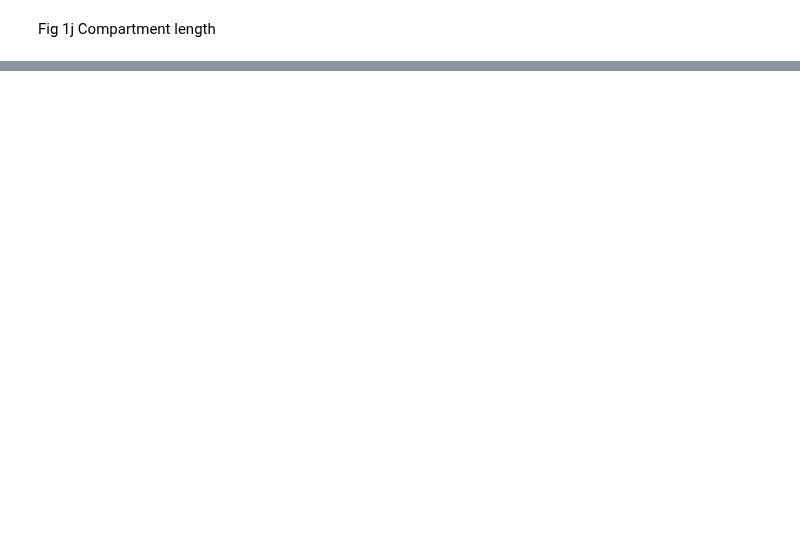
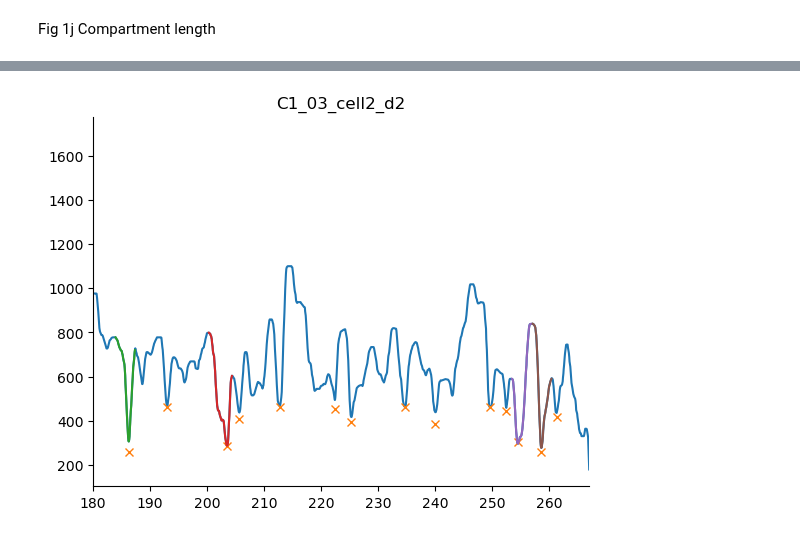
Before and after one commit to tonykelly00/DSC_morphology_pipeline, a Jupyter notebook: notebooks/ExM_analysis.ipynb, the cells around one changed output, grey strips where cells are left out. Drawn from its saved outputs; the diff is of its cells as text; code cells hidden in the pictures; blank space fills up the shorter version.

```diff
--- a/notebooks/ExM_analysis.ipynb
+++ b/notebooks/ExM_analysis.ipynb
@@ -181 +210,20 @@ df['smth'].median()
+# %%
+#sets start and end points of branch
+branchNo=  5
+strt = DGdata[dend_name]['branchNo'][branchNo][1]
+
+if branchNo + 1 < len(DGdata[dend_name]['branchNo']) and DGdata[dend_name]['branchNo'][branchNo+1] in DGdata[dend_name]['branchNo']:
+    end = DGdata[dend_name]['branchNo'][branchNo+1][1]
+else:
+    end = (DGdata[dend_name]['data']['length'].iloc[-1] *
+           DGdata[dend_name]['res'] /
+           DGdata[dend_name]['ex_factor'])
+
+ax.set_xlim(strt, end)
+#ax.set_xlim(000, 12000)
+
+#ax.set_ylim(0, 3000)
+fig
+# %% [output]
+[figure, added]
 # %%
```
Also changed, not shown: parts of 23 cells of this notebook, 4 other files.
